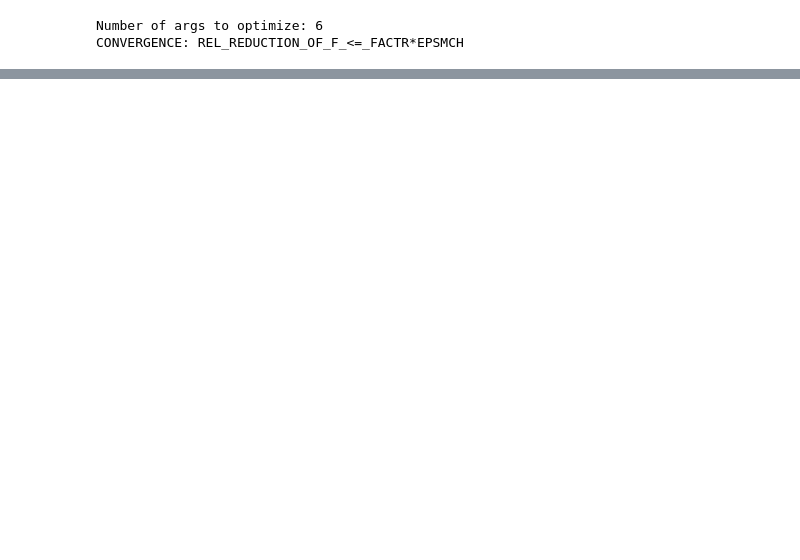
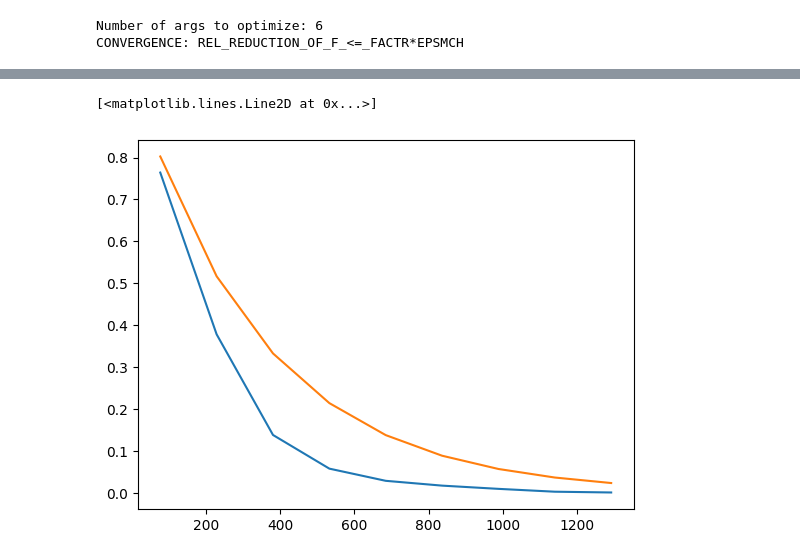
Before and after one commit to MWolfR/structuraltouchrandommodel, a Jupyter notebook: Fit and evaluate touch count model.ipynb, the cells around one changed output, grey strips where cells are left out. Saved outputs shown, nothing was run; the diff lists cells and outputs as text; code cells hidden in the pictures; blank space fills up the shorter version.

```diff
--- a/Fit and evaluate touch count model.ipynb
+++ b/Fit and evaluate touch count model.ipynb
@@ -117,0 +124,21 @@ ax2.set_xlim((-1, 50))
+# %%
+# Validation 3: Distance-dependent connection probability.
+
+from scipy.spatial import distance
+
+# Data.
+D = distance.squareform(distance.pdist(M_h.vertices[["x", "y", "z"]]))
+D = numpy.digitize(D, bins=dbins) - 1
+pair_count = numpy.histogram(D, bins=range(n_dist_bins + 1))[0]
+edge_count = M_h.edges["bin"].value_counts().sort_index()
+con_prob_data = edge_count.values / pair_count
+
+# Model.
+con_prob_mdl = opt_params["A_i"] * numpy.exp(-bin_centers * opt_params["B_i"])
+
+# Plot to compare
+plt.plot(bin_centers, con_prob_data)
+plt.plot(bin_centers, con_prob_mdl)
+# %% [output]
+[<matplotlib.lines.Line2D at 0x...>]
+[figure, added]
```
Also changed, not shown: parts of 16 cells of this notebook, 2 other files.
